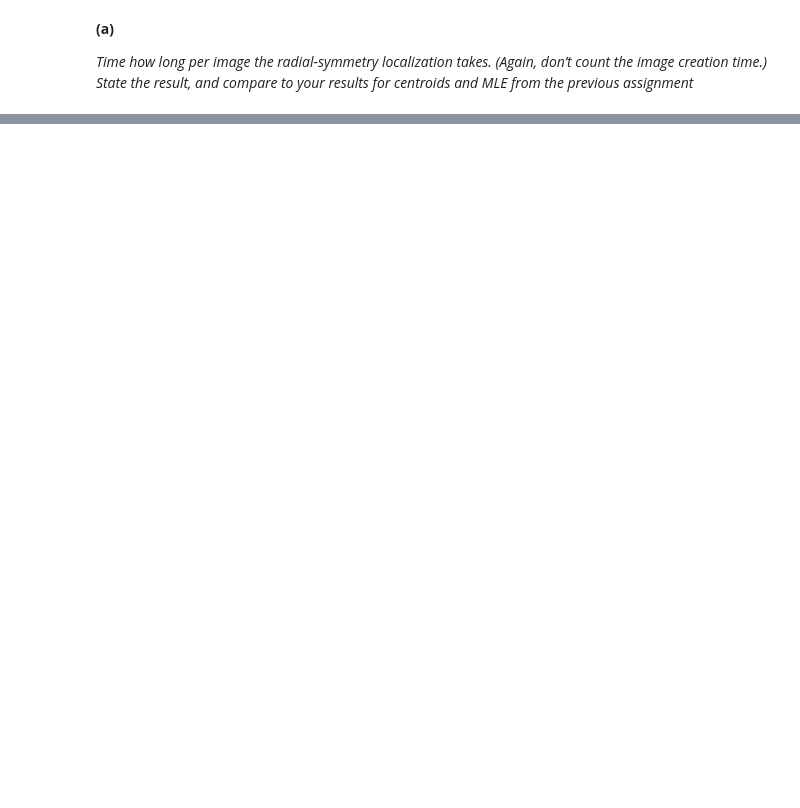
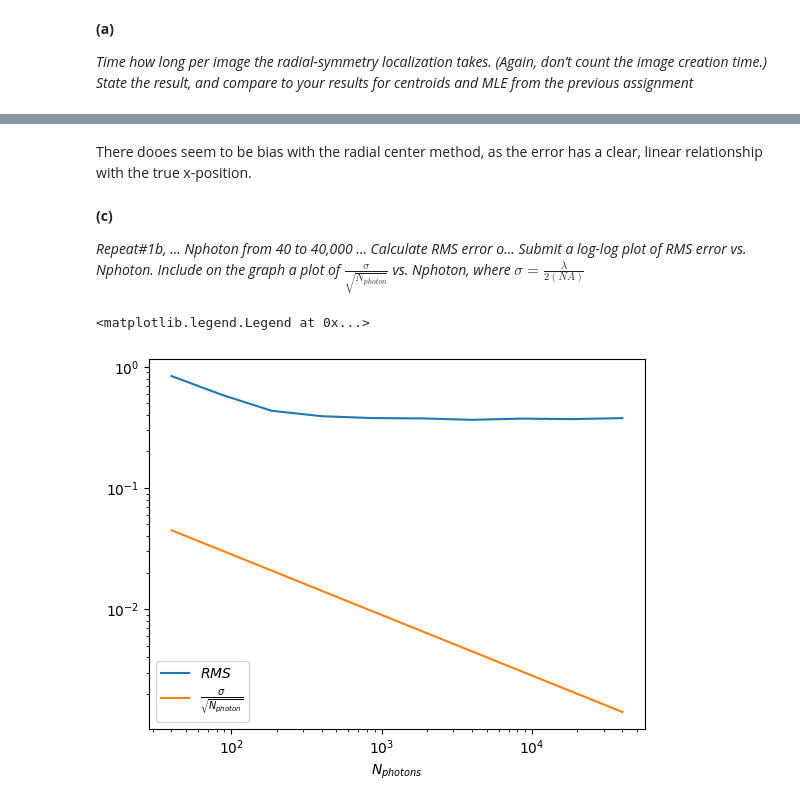
Before and after one commit to apdill/ImageAnalysis, a Jupyter notebook: HW7/HW7_AD.ipynb, the cells around one changed output, grey strips where cells are left out. Cells and saved outputs as stored; diff of their text form; code cells hidden in the pictures; blank space fills up the shorter version.

```diff
--- a/HW7/HW7_AD.ipynb
+++ b/HW7/HW7_AD.ipynb
@@ -287,0 +371,56 @@ plt.legend()
+# %% [markdown]
+There dooes seem to be bias with the radial center method, as the error has a clear, linear relationship with the true x-position.
+# %% [markdown]
+**(c)**
+
+*Repeat#1b, ... Nphoton from 40 to 40,000 ... Calculate RMS error o... Submit a log-log  plot  of  RMS  error  vs.  Nphoton.  Include  on  the  graph  a  plot  of  $\frac{σ}{\sqrt{N_{photon}}}$ vs. Nphoton, where $σ = \frac{λ}{2 (NA)}$*
+# %%
+N_camera = 7
+wavelength = 0.510
+NA = 0.9
+camera_scale = 0.1
+fine_scale = 0.001
+bg = 10
+
+m = 100
+
+N_photons_list = np.logspace(np.log10(40), np.log10(40000), num=10)
+RMS_list = []
+value_list = []
+
+sigma = wavelength/(2*NA)
+
+for N_photons in tqdm(N_photons_list):
+
+    current_N_photons = N_photons
+
+    true_positions_list = []
+    estimated_positions_list = []
+
+    for _ in range(m):
+
+        center_x = np.random.uniform(-0.05,0.05)
+        center_y = np.random.uniform(-0.05,0.05)
+        current_center = (center_x,center_y)
+
+        image = image = sim_ps(N_camera=N_camera, wavelength=wavelength, NA=NA, camera_scale=camera_scale,
+                fine_scale=fine_scale, N_photon=current_N_photons, center=current_center, B=bg)
+
+        xRS, yRS = radialcenter(image)
+
+        true_positions_list.append(current_center)
+        estimated_positions_list.append((xRS, yRS))
+
+    RMS = calculate_center_RMSE(estimated_positions_list, true_positions_list)
+    RMS_list.append(RMS)
+
+    value = sigma / np.sqrt(current_N_photons)
+    value_list.append(value)
+
+plt.loglog(N_photons_list, RMS_list, label = r'$RMS$')
+plt.loglog(N_photons_list, value_list, label = r'$\frac{σ}{\sqrt{N_{photon}}}$')
+plt.xlabel(r'$N_{photons}$')
+plt.legend();
+# %% [output]
+<matplotlib.legend.Legend at 0x...>
+[figure, added]
```
Also changed, not shown: parts of 30 cells of this notebook, 5 other files.
